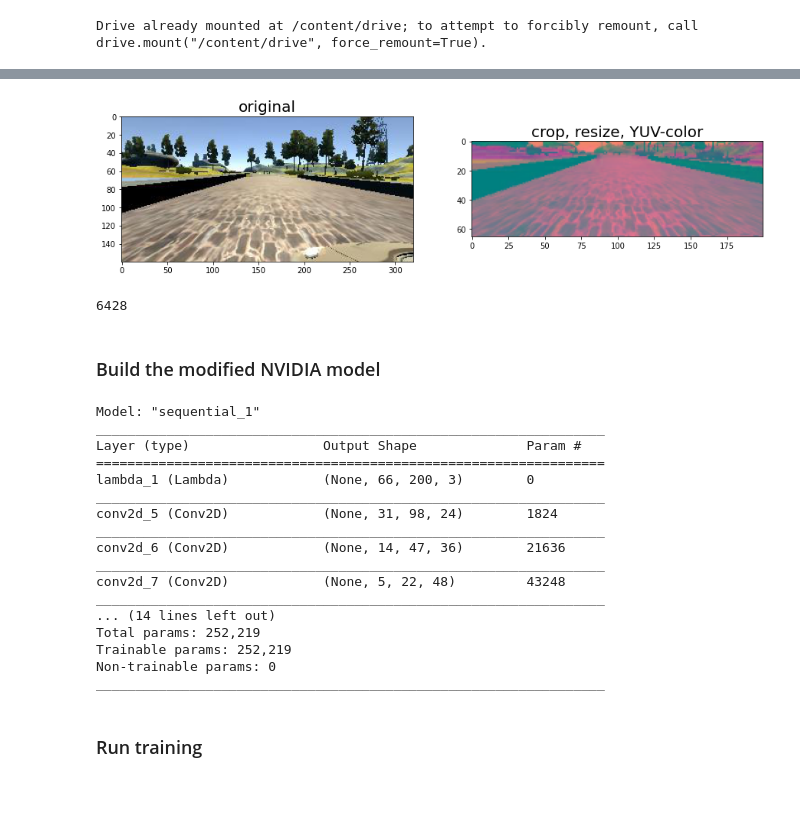
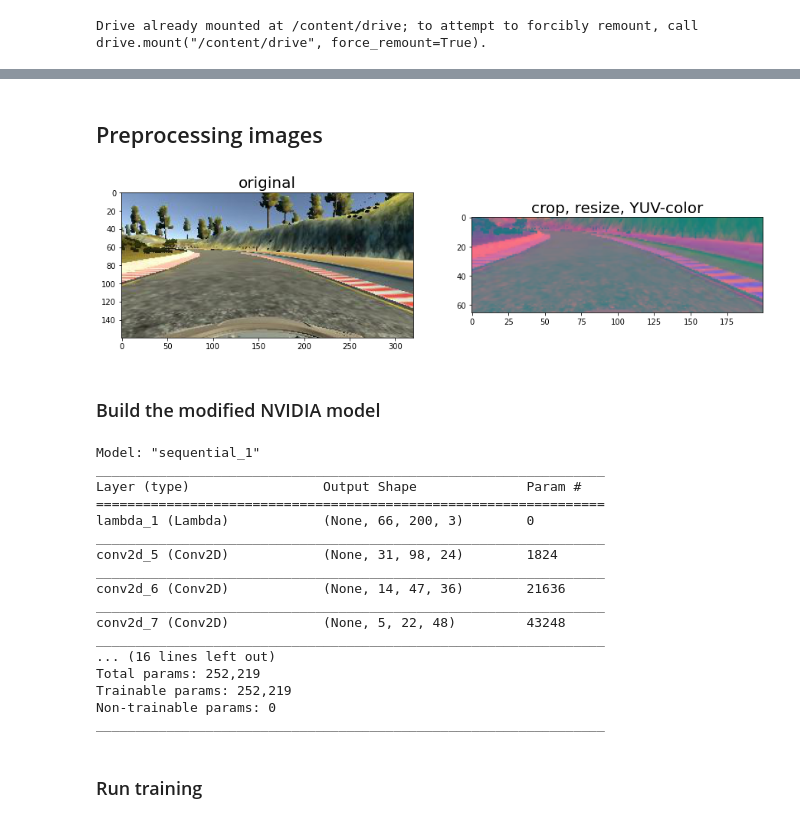
Before and after one commit to JeonghwaLee-TwinDAD/Behavioral-Cloning, a Jupyter notebook: model.ipynb, the cells around one changed output, grey strips where cells are left out. Drawn from its saved outputs; the diff is of its cells as text; code cells hidden in the pictures; blank space fills up the shorter version.

```diff
--- a/model.ipynb
+++ b/model.ipynb
@@ -48,25 +108,25 @@ X_train, X_valid, y_train, y_valid = train_test_split(X, y, test_size=0.2, rando
+# %% [markdown]
+## Preprocessing images
 # %%
-sample_path = DATA_DIR + '/IMG/left_2016_12_01_13_30_48_287.jpg'
+X_sample_path = X_train[random.sample(range(0,len(X_train)),1)]
+_,img_path,_=X_sample_path[0]
+
+sample_path = DATA_DIR + img_path
 
 sample_image = plt.imread(sample_path.strip())
 process_image = preprocess(sample_image)
 
 fig, axs = plt.subplots(1,2, figsize=(15, 5))
 
 axs[0].imshow(sample_image.squeeze())
 axs[0].set_title('original',fontsize=20)
 
 axs[1].imshow(process_image.squeeze())
 axs[1].set_title('crop, resize, YUV-color',fontsize=20)
 
 plt.show()
 # %% [output]
-[figure, old version]
+[figure, new version]
-# %%
-# create data generator
-print(len(X_train))
-# %% [output]
-6428
 # %% [markdown]
 ### Build the modified NVIDIA model
 # %%
@@ -80,7 +140,7 @@ model.add(Conv2D(36,(5, 5), activation='elu', strides=(2, 2), padding='valid'))
 model.add(Conv2D(48,(5, 5), activation='elu', strides=(2, 2), padding='valid'))
 model.add(Conv2D(64,(3, 3), activation='elu'))
 model.add(Conv2D(64,(3, 3), activation='elu'))
-#model.add(Dropout(KEEP_PROB))
+model.add(Dropout(KEEP_PROB))
 model.add(Flatten())
 model.add(Dense(100, activation='elu'))
 model.add(Dense(50, activation='elu'))
@@ -100,7 +160,7 @@ conv2d_6 (Conv2D)            (None, 14, 47, 36)        21636
 _________________________________________________________________
 conv2d_7 (Conv2D)            (None, 5, 22, 48)         43248
 _________________________________________________________________
-... (14 lines left out)
+... (16 lines left out)
 Total params: 252,219
 Trainable params: 252,219
 Non-trainable params: 0
```
Also changed, not shown: parts of 12 cells of this notebook.
